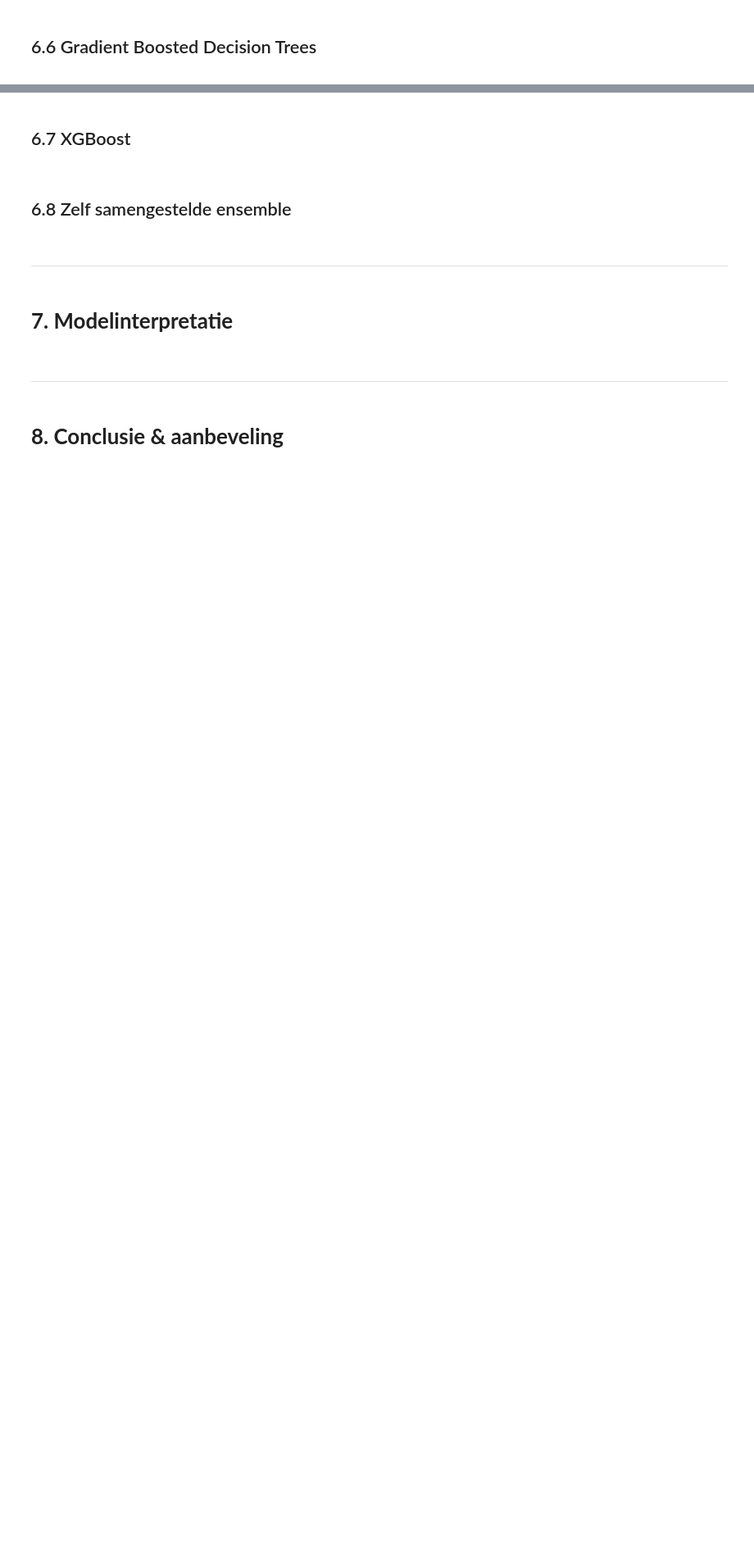
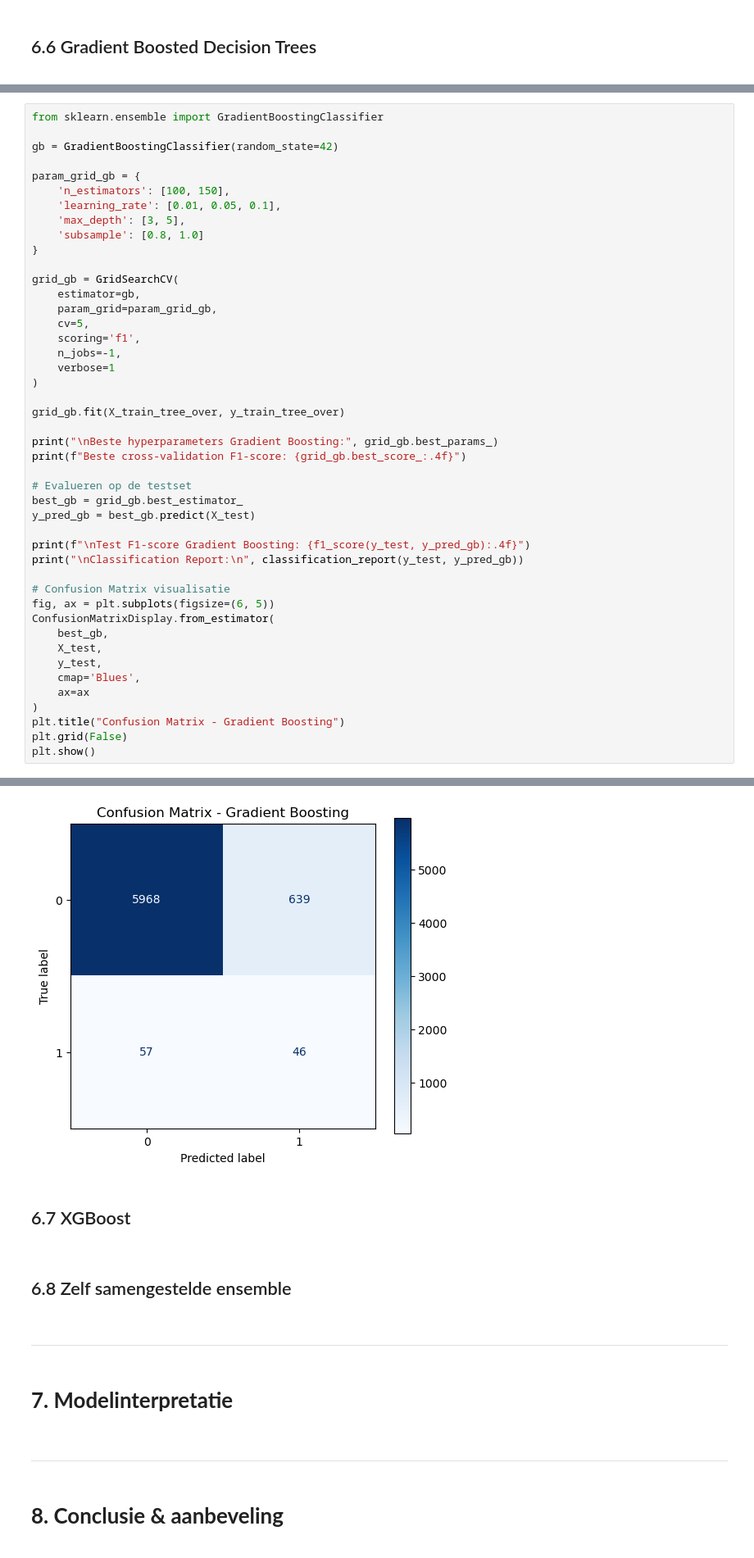
Before and after one commit to RobinDjerahian/Machine-Learning, a Jupyter notebook: Portofolio 1.ipynb, the cells around one changed output, grey strips where cells are left out. Shown at 82% size. Cells and saved outputs as stored; diff of their text form; blank space fills up the shorter version.

```diff
--- a/Portofolio 1.ipynb
+++ b/Portofolio 1.ipynb
@@ -1040,0 +1160,46 @@ weighted avg       0.98      0.82      0.89      6710
+# %%
+from sklearn.ensemble import GradientBoostingClassifier
+
+gb = GradientBoostingClassifier(random_state=42)
+
+param_grid_gb = {
+    'n_estimators': [100, 150],
+    'learning_rate': [0.01, 0.05, 0.1],
+    'max_depth': [3, 5],
+    'subsample': [0.8, 1.0]
+}
+
+grid_gb = GridSearchCV(
+    estimator=gb,
+    param_grid=param_grid_gb,
+    cv=5,
+    scoring='f1',
+    n_jobs=-1,
+    verbose=1
+)
+
+grid_gb.fit(X_train_tree_over, y_train_tree_over)
+
+print("\nBeste hyperparameters Gradient Boosting:", grid_gb.best_params_)
+print(f"Beste cross-validation F1-score: {grid_gb.best_score_:.4f}")
+
+# Evalueren op de testset
+best_gb = grid_gb.best_estimator_
+y_pred_gb = best_gb.predict(X_test)
+
+print(f"\nTest F1-score Gradient Boosting: {f1_score(y_test, y_pred_gb):.4f}")
+print("\nClassification Report:\n", classification_report(y_test, y_pred_gb))
+
+# Confusion Matrix visualisatie
+fig, ax = plt.subplots(figsize=(6, 5))
+ConfusionMatrixDisplay.from_estimator(
+    best_gb,
+    X_test,
+    y_test,
+    cmap='Blues',
+    ax=ax
+)
+plt.title("Confusion Matrix - Gradient Boosting")
+plt.grid(False)
+plt.show()
+# %% [output]
@@ -1041,3 +1222,4 @@ weighted avg       0.98      0.82      0.89      6710
+[figure, added]
 # %% [markdown]
 <div style="font-family: 'Times New Roman', serif; line-height: 1.3;">
 
```
Also changed, not shown: parts of 6 cells of this notebook.
